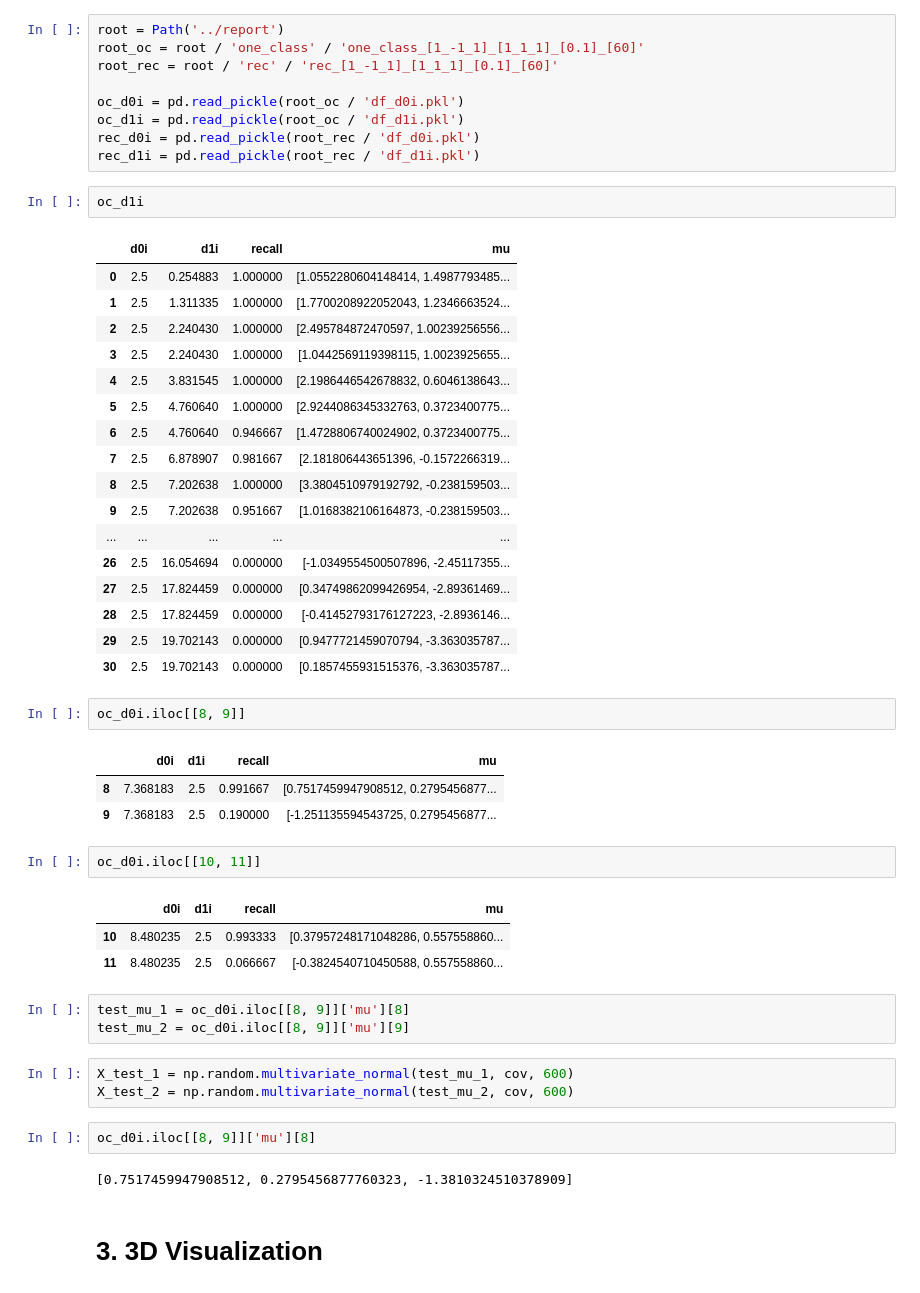
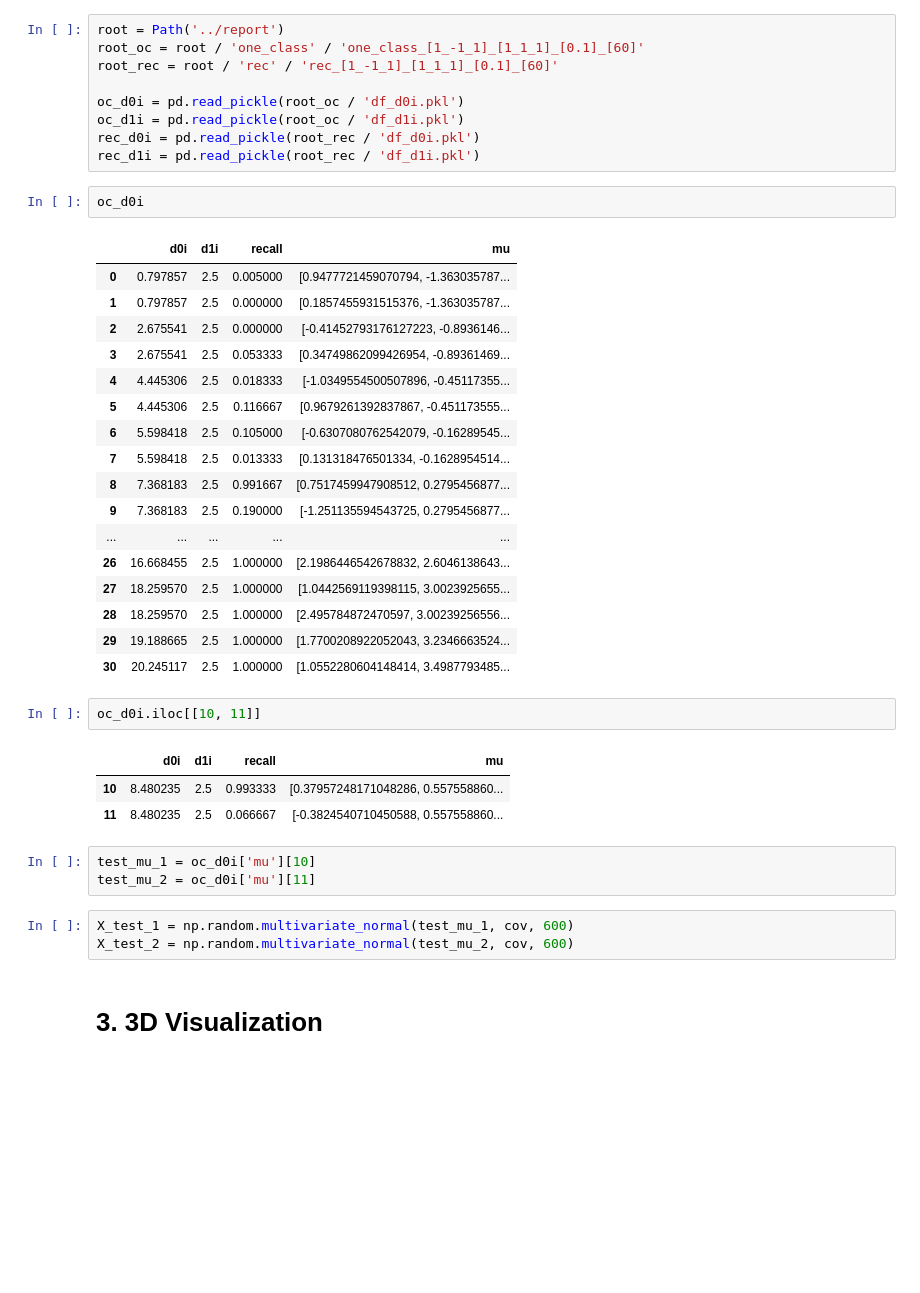
Before and after one commit to ZIYU-DEEP/synthetic-dataset-git, a Jupyter notebook: main/notebook/3D-Plot.ipynb, the cells around one changed output. Saved outputs shown, nothing was run; the diff lists cells and outputs as text; blank space fills up the shorter version.

```diff
--- a/main/notebook/3D-Plot.ipynb
+++ b/main/notebook/3D-Plot.ipynb
@@ -67,32 +70,26 @@ oc_d0i = pd.read_pickle(root_oc / 'df_d0i.pkl')
 oc_d1i = pd.read_pickle(root_oc / 'df_d1i.pkl')
 rec_d0i = pd.read_pickle(root_rec / 'df_d0i.pkl')
 rec_d1i = pd.read_pickle(root_rec / 'df_d1i.pkl')
-# %%
-oc_d1i
-# %% [output]
-|  | d0i | d1i | recall | mu |
-| 0 | 2.5 | 0.254883 | 1.000000 | [1.0552280604148414, 1.4987793485... |
-| 1 | 2.5 | 1.311335 | 1.000000 | [1.7700208922052043, 1.2346663524... |
-| 2 | 2.5 | 2.240430 | 1.000000 | [2.495784872470597, 1.00239256556... |
-| 3 | 2.5 | 2.240430 | 1.000000 | [1.0442569119398115, 1.0023925655... |
-| 4 | 2.5 | 3.831545 | 1.000000 | [2.1986446542678832, 0.6046138643... |
-| 5 | 2.5 | 4.760640 | 1.000000 | [2.9244086345332763, 0.3723400775... |
-| 6 | 2.5 | 4.760640 | 0.946667 | [1.4728806740024902, 0.3723400775... |
-| 7 | 2.5 | 6.878907 | 0.981667 | [2.181806443651396, -0.1572266319... |
-| 8 | 2.5 | 7.202638 | 1.000000 | [3.3804510979192792, -0.238159503... |
-| 9 | 2.5 | 7.202638 | 0.951667 | [1.0168382106164873, -0.238159503... |
-| ... | ... | ... | ... | ... |
-| 26 | 2.5 | 16.054694 | 0.000000 | [-1.0349554500507896, -2.45117355... |
-| 27 | 2.5 | 17.824459 | 0.000000 | [0.34749862099426954, -2.89361469... |
-| 28 | 2.5 | 17.824459 | 0.000000 | [-0.41452793176127223, -2.8936146... |
-| 29 | 2.5 | 19.702143 | 0.000000 | [0.9477721459070794, -3.363035787... |
-| 30 | 2.5 | 19.702143 | 0.000000 | [0.1857455931515376, -3.363035787... |
-# %%
-oc_d0i.iloc[[8, 9]]
-# %% [output]
-|  | d0i | d1i | recall | mu |
-| 8 | 7.368183 | 2.5 | 0.991667 | [0.7517459947908512, 0.2795456877... |
-| 9 | 7.368183 | 2.5 | 0.190000 | [-1.251135594543725, 0.2795456877... |
+# %%
+oc_d0i
+# %% [output]
+|  | d0i | d1i | recall | mu |
+| 0 | 0.797857 | 2.5 | 0.005000 | [0.9477721459070794, -1.363035787... |
+| 1 | 0.797857 | 2.5 | 0.000000 | [0.1857455931515376, -1.363035787... |
+| 2 | 2.675541 | 2.5 | 0.000000 | [-0.41452793176127223, -0.8936146... |
+| 3 | 2.675541 | 2.5 | 0.053333 | [0.34749862099426954, -0.89361469... |
+| 4 | 4.445306 | 2.5 | 0.018333 | [-1.0349554500507896, -0.45117355... |
+| 5 | 4.445306 | 2.5 | 0.116667 | [0.9679261392837867, -0.451173555... |
+| 6 | 5.598418 | 2.5 | 0.105000 | [-0.6307080762542079, -0.16289545... |
+| 7 | 5.598418 | 2.5 | 0.013333 | [0.131318476501334, -0.1628954514... |
+| 8 | 7.368183 | 2.5 | 0.991667 | [0.7517459947908512, 0.2795456877... |
+| 9 | 7.368183 | 2.5 | 0.190000 | [-1.251135594543725, 0.2795456877... |
+| ... | ... | ... | ... | ... |
+| 26 | 16.668455 | 2.5 | 1.000000 | [2.1986446542678832, 2.6046138643... |
+| 27 | 18.259570 | 2.5 | 1.000000 | [1.0442569119398115, 3.0023925655... |
+| 28 | 18.259570 | 2.5 | 1.000000 | [2.495784872470597, 3.00239256556... |
+| 29 | 19.188665 | 2.5 | 1.000000 | [1.7700208922052043, 3.2346663524... |
+| 30 | 20.245117 | 2.5 | 1.000000 | [1.0552280604148414, 3.4987793485... |
 # %%
 oc_d0i.iloc[[10, 11]]
 # %% [output]
@@ -100,15 +97,11 @@ oc_d0i.iloc[[10, 11]]
 | 10 | 8.480235 | 2.5 | 0.993333 | [0.37957248171048286, 0.557558860... |
 | 11 | 8.480235 | 2.5 | 0.066667 | [-0.3824540710450588, 0.557558860... |
 # %%
-test_mu_1 = oc_d0i.iloc[[8, 9]]['mu'][8]
-test_mu_2 = oc_d0i.iloc[[8, 9]]['mu'][9]
+test_mu_1 = oc_d0i['mu'][10]
+test_mu_2 = oc_d0i['mu'][11]
 # %%
 X_test_1 = np.random.multivariate_normal(test_mu_1, cov, 600)
 X_test_2 = np.random.multivariate_normal(test_mu_2, cov, 600)
-# %%
-oc_d0i.iloc[[8, 9]]['mu'][8]
-# %% [output]
-[0.7517459947908512, 0.2795456877760323, -1.3810324510378909]
 # %% [markdown]
 # 3. 3D Visualization
 # %%
```
Also changed, not shown: parts of 13 cells of this notebook.
